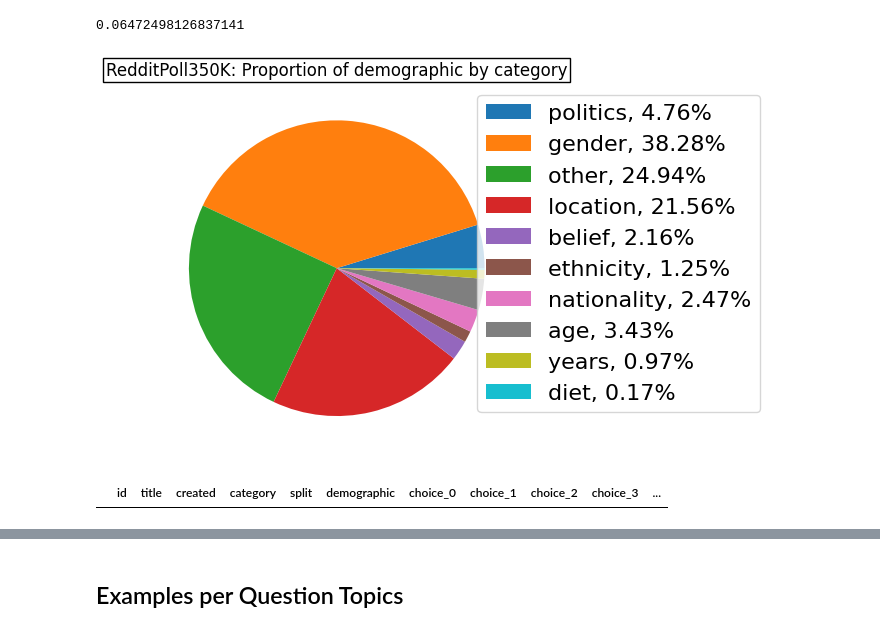
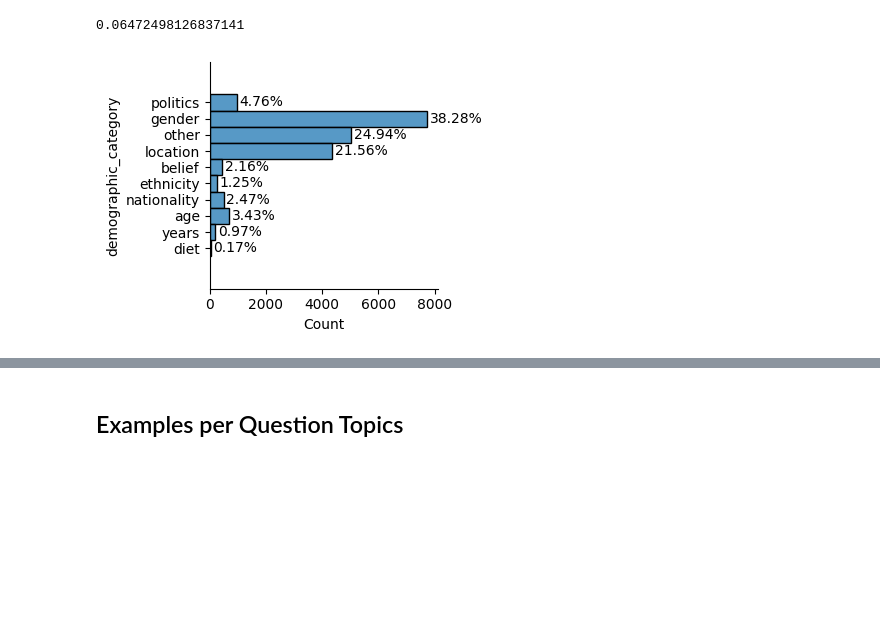
Before and after one commit to QuentinTilman/PollBERT-paper, a Jupyter notebook: Datasets/RedditPoll350K/RedditPoll350K_Data_Analysis.ipynb, the cells around one changed output, grey strips where cells are left out. Cells and saved outputs as stored; diff of their text form; code cells hidden in the pictures; blank space fills up the shorter version.

```diff
--- a/Datasets/RedditPoll350K/RedditPoll350K_Data_Analysis.ipynb
+++ b/Datasets/RedditPoll350K/RedditPoll350K_Data_Analysis.ipynb
@@ -147,7 +149,6 @@ def preprocess(x):
         x['nb_votes'] = scores[scores!=-1].sum()
         scores[scores!=-1]= scores[scores!=-1]/scores[scores!=-1].sum()
         x['label'] = scores
-    del x['options']
     x['task']=0
     return x
 # %%
@@ -449,33 +434,24 @@ ratio_demographic = len(df_reddit_category)/len(df_reddit)
 ratio_demographic
 # %% [output]
 0.06472498126837141
-# %%
-size = len(df_reddit_category)
-counter = Counter(df_reddit_category["demographic_category"])
-percentages =  {key : (counter[key]/size) for key in counter.keys()}
-# print(percentages)
-# percentages = sorted(percentages.items(),key=lambda item:item[1],reverse=True)
-demo_categories_reddit = {}
-for item in percentages:
-        demo_categories_reddit[item] = percentages[item]
-labels_demo = ["nationality","location","gender","politics","diet","years","age","ethnicity","belief"]
-demo_categories_reddit["other"] = 1-sum([percentages[key] for key in labels_demo])
-
-labels_demo = [f'{l}, {s*100:0.2f}%' for l, s in zip(list(demo_categories_reddit.keys()), list(demo_categories_reddit.values()))]
-#plt.barh(list(categories_reddit.keys()),categories_reddit.values())
-plt.pie(list(demo_categories_reddit.values()),radius=1)
-plt.title("RedditPoll350K: Proportion of demographic by category", bbox={'facecolor':'1', 'pad':2})
-plt.legend(bbox_to_anchor=(0.85, 1), loc='upper left', labels=labels_demo,prop={'size': 16})
-plt.show()
-# %% [output]
-[figure, removed]
+# %%
+fg = sns.displot(data=df_reddit_category, y='demographic_category', stat='count', height=3, aspect=1.25)
+
+for ax in fg.axes.ravel():
+    # add annotations
+    for c in ax.containers:
+        # custom label calculates percent and add an empty string so 0 value bars don't have a number
+        labels = [f'{w:0.2f}%' if (w := (v.get_width()/len(df_reddit_category))*100) > 0 else '' for v in c]
+        ax.bar_label(c, labels=labels, label_type='edge', fontsize=10, rotation=0, padding=2)
+
+    ax.margins(y=0.2)
+fg.tick_params(labelsize=10)
+plt.show()
+# %% [output]
+[figure, added]
 # %%
 df_reddit_category.drop(df_reddit_category[df_reddit_category["demographic_category"] == "other"].index,inplace=True)
 # %%
 counts = df_reddit_category["demographic"].value_counts()
 keys = [k for k in df_reddit_category["demographic"].value_counts().keys() if counts[k] > 50]
 df_reddit_category_reduced = pd.DataFrame([item for item in df_reddit_category.values if item[6] in keys],columns = df_reddit_category.columns)
-# %%
-df_reddit_category_reduced
-# %% [output]
-|  | id | title | created | category | split | demographic | choice_0 | choice_1 | choice_2 | choice_3 | ... |
```
Also changed, not shown: parts of 49 cells of this notebook, 7 other files.
